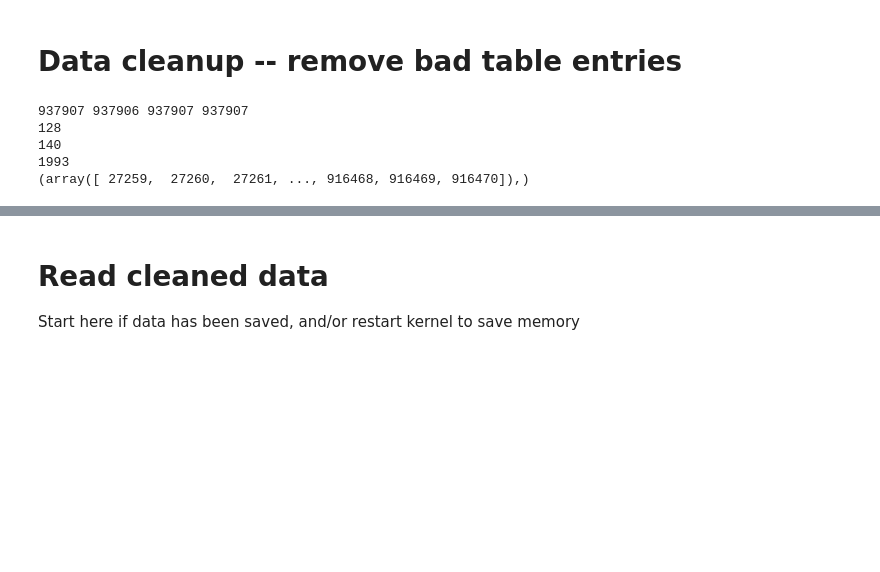
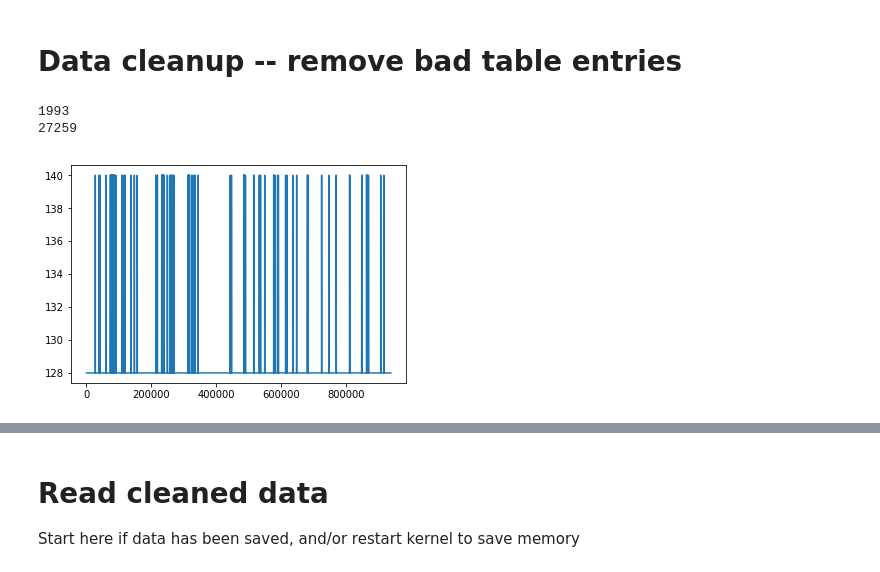
Before and after one commit to headrotor/ganalysis, a Jupyter notebook: gandataclean.ipynb, the cells around one changed output, grey strips where cells are left out. Cells and saved outputs as stored; diff of their text form; code cells hidden in the pictures; blank space fills up the shorter version.

```diff
--- a/gandataclean.ipynb
+++ b/gandataclean.ipynb
@@ -113,0 +115,15 @@ gc.collect()
+# %%
+%%time
+
+print(gp.index)
+
+labels = []
+for v in gp['label'].values:
+    v = v.translate(None, "{}")
+    try:
+        # convert from string to list of floats
+        labels.append([float(f)  for f in v.split(',')])
+    except ValueError:
+        print("error at line: " + str(v))
+        # error parsing, set to all 1s so we can filter it out later
+        labels.append([1.]*1000)
@@ -164,8 +268,6 @@ with open('unclean/keys.pkl', 'wb') as f:
 Restart from here without having to redo above
 # %%
 %%time
-
 gc.collect()
-
-vectors = np.load('unclean/vectors.npy')
+uvectors = np.load('unclean/vectors.npy')
 # %% [output]
@@ -198,23 +330,2 @@ Wall time: 2.02 s
 # %% [markdown]
 # Data cleanup -- remove bad table entries
-# %%
-#First take a look at vector lengths
-
-print(len(vectors), len(classes), len(likes), len(keys))
-# first take a look at lengths, remove last element of vectors because 1 longer than labels
-
-lengths = [len(v) for v in vectors[:-1]]
-print(min(lengths))
-print(max(lengths))
-
-lengths = np.array(lengths)
-print (np.count_nonzero(lengths == 140))
-
-print(np.where(lengths==140))
-#plt.plot(lengths)
-# %% [output]
-937907 937906 937907 937907
-128
-140
-1993
-(array([ 27259,  27260,  27261, ..., 916468, 916469, 916470]),)
@@ -234,0 +332,19 @@ goodl = likes[goodi]
+# %%
+#First take a look at vector lengths, there are some dodgy ones
+
+
+lengths = np.array([len(v) for v in uvectors])
+
+longones = np.where(lengths==140)
+plt.plot(lengths)
+
+
+print(len(longones[0]))
+print(longones[0][0])
+#print(goodi.shape)
+#print(uvectors.shape)
+#vvectors = np.array(uvectors)
+# %% [output]
+1993
+27259
+[figure, added]
```
Also changed, not shown: parts of 48 cells of this notebook.
